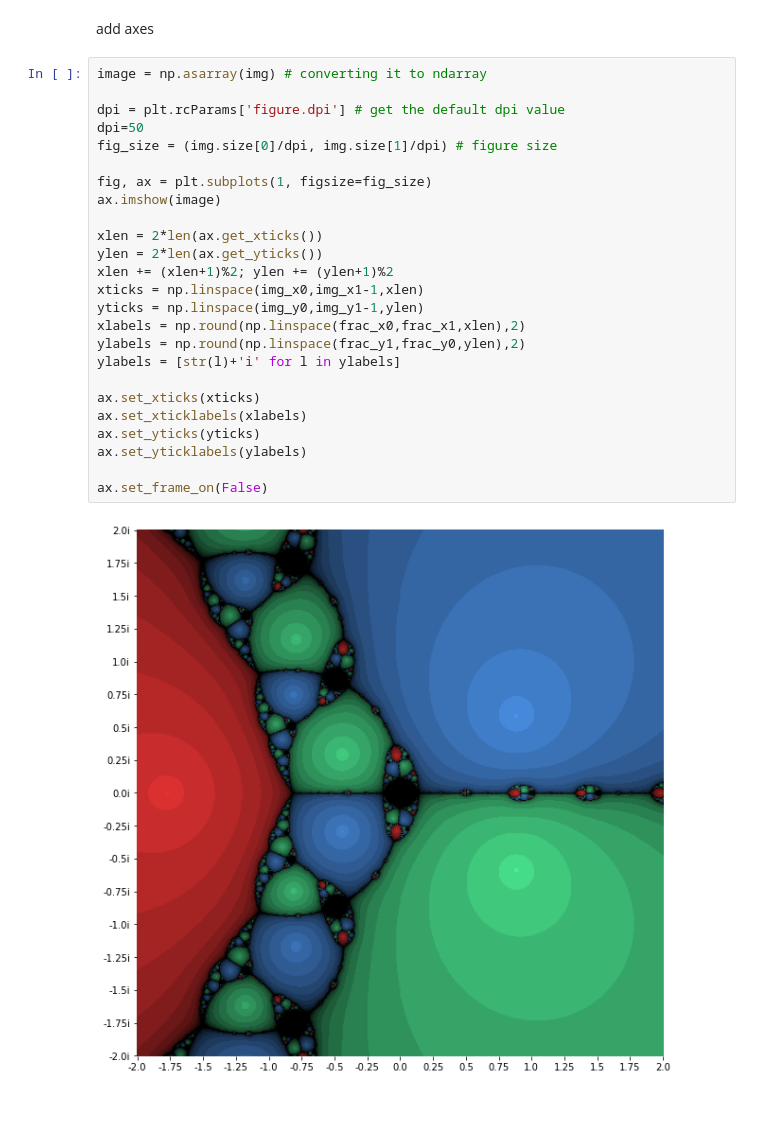
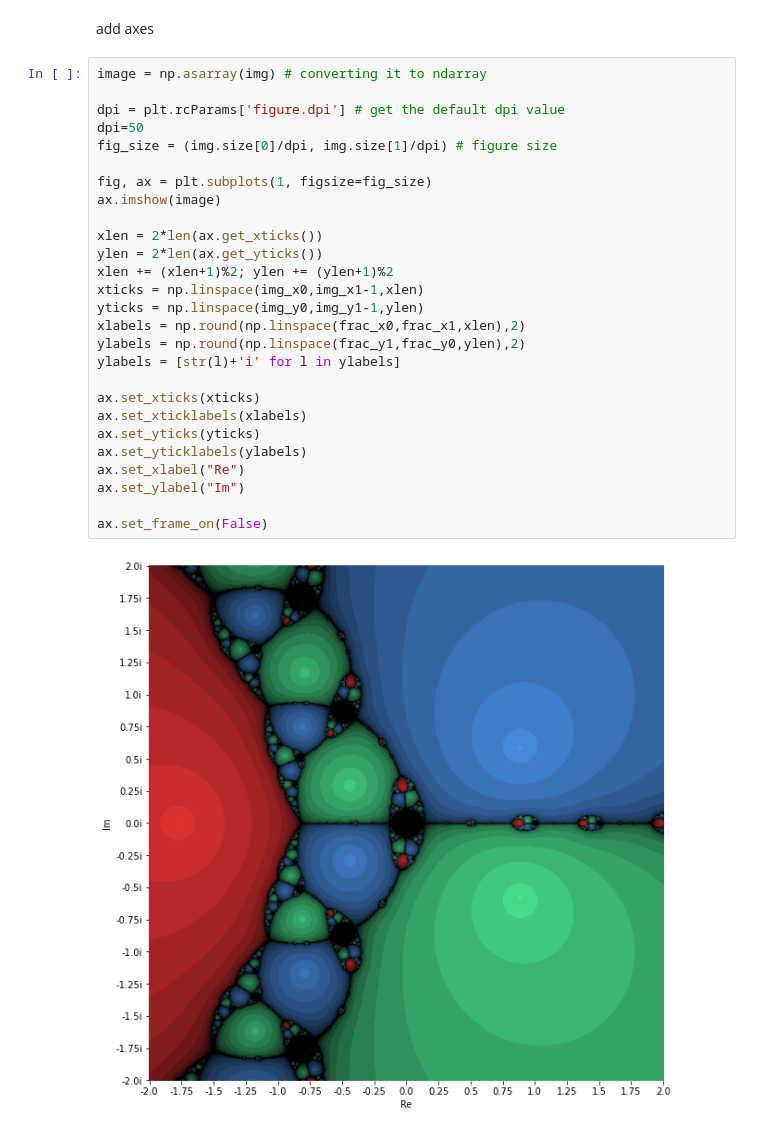
Before and after one commit to Jwalin1/Python-programs, a Jupyter notebook: Fractals/Newton_fractal.ipynb, the cells around one changed output. Drawn from its saved outputs; the diff is of its cells as text.

```diff
--- a/Fractals/Newton_fractal.ipynb
+++ b/Fractals/Newton_fractal.ipynb
@@ -119,27 +119,29 @@ add axes
 # %%
 image = np.asarray(img) # converting it to ndarray
 
 dpi = plt.rcParams['figure.dpi'] # get the default dpi value
 dpi=50
 fig_size = (img.size[0]/dpi, img.size[1]/dpi) # figure size
 
 fig, ax = plt.subplots(1, figsize=fig_size)
 ax.imshow(image)
 
 xlen = 2*len(ax.get_xticks())
 ylen = 2*len(ax.get_yticks())
 xlen += (xlen+1)%2; ylen += (ylen+1)%2
 xticks = np.linspace(img_x0,img_x1-1,xlen)
 yticks = np.linspace(img_y0,img_y1-1,ylen)
 xlabels = np.round(np.linspace(frac_x0,frac_x1,xlen),2)
 ylabels = np.round(np.linspace(frac_y1,frac_y0,ylen),2)
 ylabels = [str(l)+'i' for l in ylabels]
 
 ax.set_xticks(xticks)
 ax.set_xticklabels(xlabels)
 ax.set_yticks(yticks)
 ax.set_yticklabels(ylabels)
+ax.set_xlabel("Re")
+ax.set_ylabel("Im")
 
 ax.set_frame_on(False)
 # %% [output]
-[figure, old version]
+[figure, new version]
```
Also changed, not shown: parts of 1 cell of this notebook, 2 other files.
